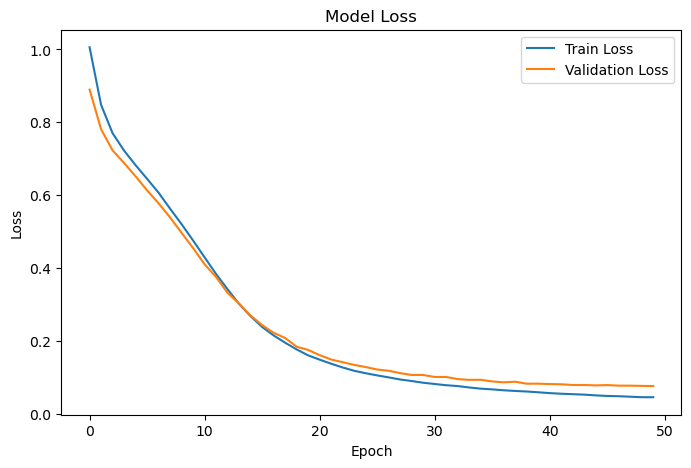
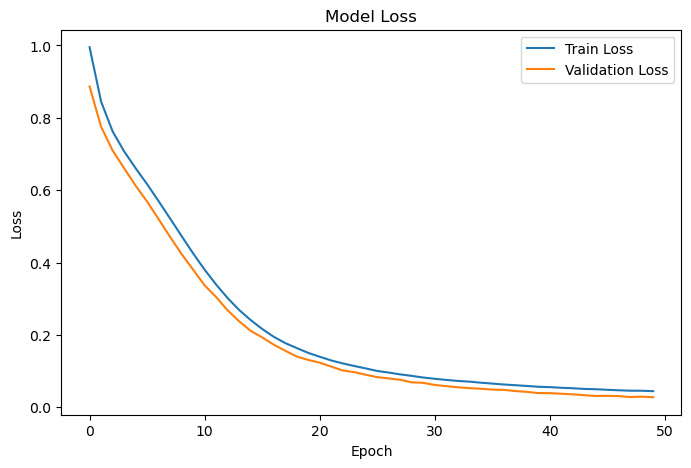
Code edit (unified diff) that turned the first committed figure into the second:
--- before
+++ after
@@ -10,4 +10,4 @@
 plt.ylabel('Loss')
 plt.legend()
-
+plt.savefig("loss_curve.png", bbox_inches="tight")
 plt.show()

Commit: Add README and project visualizations